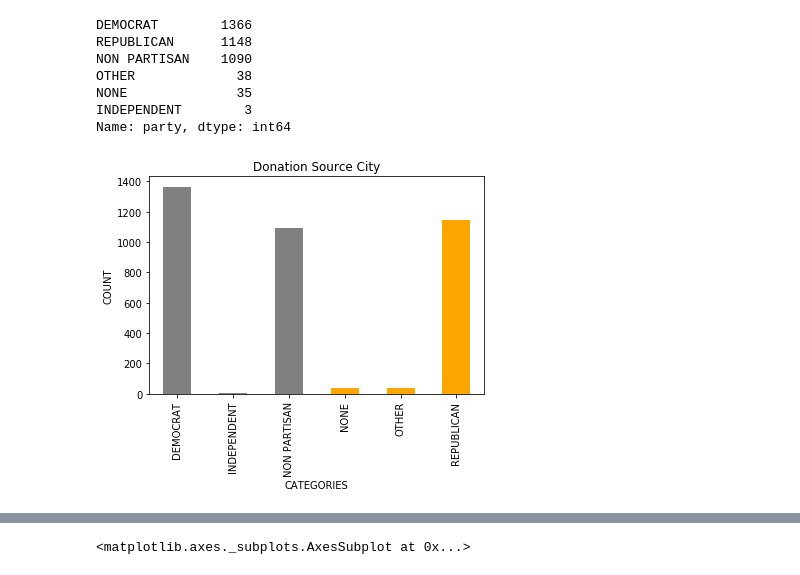
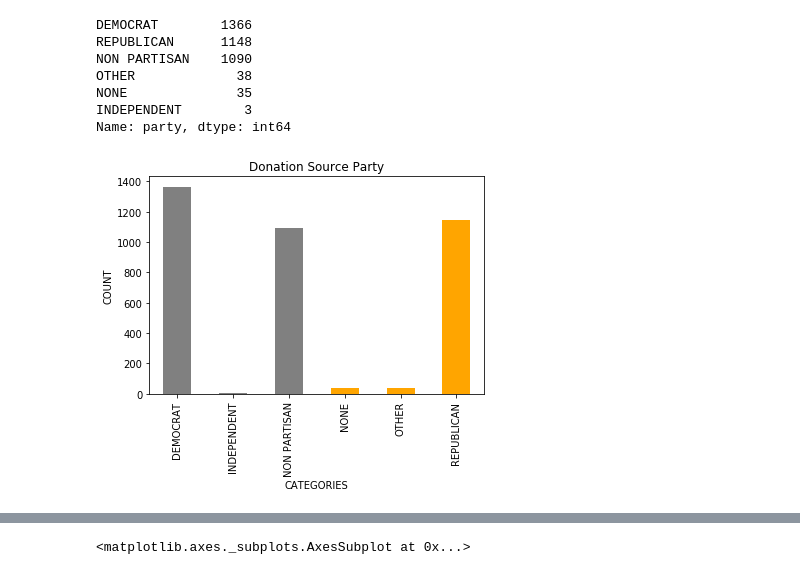
Before and after one commit to maomaohenmao/Project, a Jupyter notebook: DataExploration1.ipynb, the cells around one changed output, grey strips where cells are left out. Saved outputs shown, nothing was run; the diff lists cells and outputs as text; code cells hidden in the pictures.

```diff
--- a/DataExploration1.ipynb
+++ b/DataExploration1.ipynb
@@ -104,2 +37,8 @@ dtype('O')
 # %%
 donor['party']= donor['party'].astype('category')
+# %%
+donor['primary_general']=donor['primary_general'].astype('category')
+# %%
+donor['type']= donor['type'].astype('category')
+# %%
+donorsmall= donor[['contributor_state','contributor_zip','amount','contributor_city','party','type','primary_general']]
@@ -124,11 +152,11 @@ Name: party, dtype: int64
 # %%
 %matplotlib inline
 newerPalette=['grey']*3 + ['orange']*3 + ['turquoise']*3 + ['lightblue']*3
-donor['party'].value_counts(sort=False).plot.bar(color=newerPalette, title="Donation Source City")
+donorsmall['party'].value_counts(sort=False).plot.bar(color=newerPalette, title="Donation Source Party")
 plt.ylabel('COUNT')
 plt.xlabel('CATEGORIES')
 plt.show()
 # %% [output]
-[figure, old version]
+[figure, new version]
 # %%
 byeCategories=['NONE']
```
Also changed, not shown: parts of 28 cells of this notebook.
